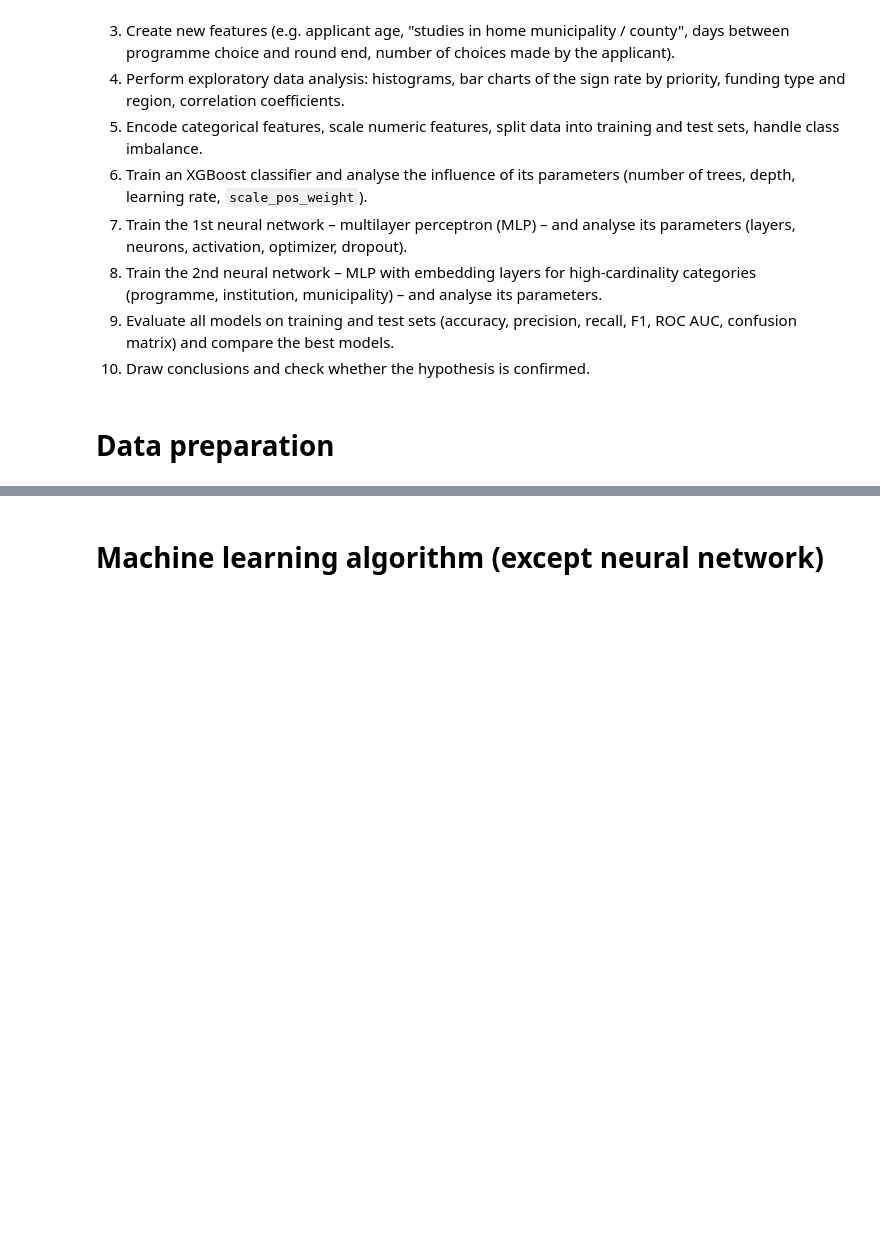
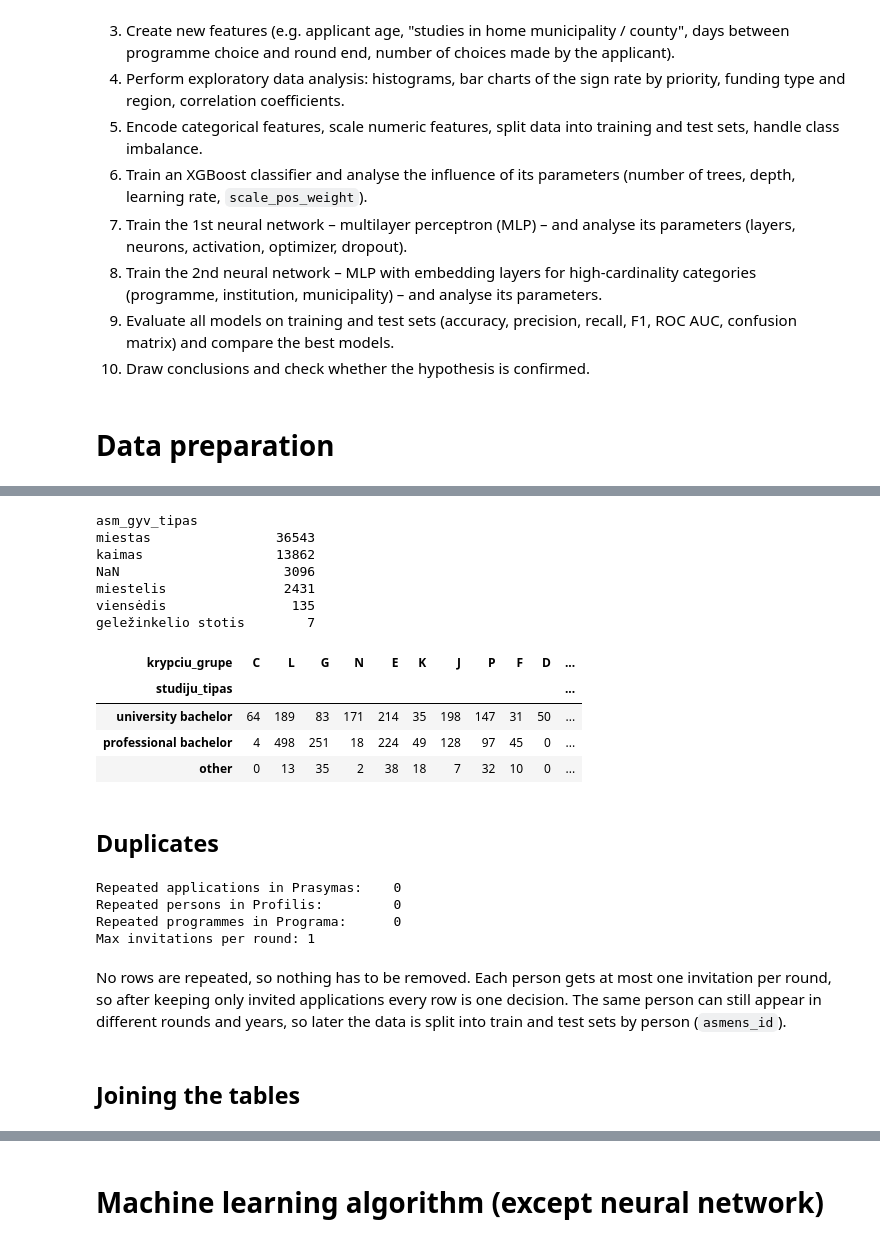
Before and after one commit to AxOxS/enrolmentPrediction, a Jupyter notebook: Individual_project.ipynb, the cells around one changed output, grey strips where cells are left out. Cells and saved outputs as stored; diff of their text form; code cells hidden in the pictures; blank space fills up the shorter version.

Commit message:
data prep

```diff
--- a/Individual_project.ipynb
+++ b/Individual_project.ipynb
@@ -103,0 +126,4 @@ To build and compare machine learning models (XGBoost and two neural networks) t
+# %%
+for name, t in raw_tables.items():
+    print(name)
+    display(t.head(3))
@@ -103,0 +148,7 @@ To build and compare machine learning models (XGBoost and two neural networks) t
+# %%
+rows = []
+for name, t in raw_tables.items():
+    for col, n in t.isna().sum().items():
+        if n > 0:
+            rows.append({"table": name, "column": col, "missing": n, "missing %": round(100 * n / len(t), 1)})
+pd.DataFrame(rows)
@@ -103,0 +179,18 @@ To build and compare machine learning models (XGBoost and two neural networks) t
+# %%
+TECH_COLS = ["_type", "_id", "_revision", "_page.next"]          # API metadata, not data
+BOOL_MAP = {"True": True, "False": False}
+
+prasymas = prasymas_raw.drop(columns=TECH_COLS).copy()
+for col in ["ar_pakviete", "ar_pasirase"]:
+    prasymas[col] = prasymas[col].map(BOOL_MAP)
+prasymas["prioriteto_nr"] = prasymas["prioriteto_nr"].astype(int)
+prasymas["pasirinkimo_data"] = pd.to_datetime(prasymas["pasirinkimo_data"], format="%Y-%m-%dT%H:%M:%S")
+for col in ["etapo_pradzia", "etapo_pabaiga"]:
+    prasymas[col] = pd.to_datetime(prasymas[col], format="%Y-%m-%d")
+
+# year of birth is stored as a date '2005-01-01' -> 2005
+profilis = profilis_raw.drop(columns=TECH_COLS).copy()
+profilis["ar_galimai_uzsienietis"] = profilis["ar_galimai_uzsienietis"].map(BOOL_MAP)
+profilis["gimimo_metai"] = pd.to_datetime(profilis["gimimo_metai"], format="%Y-%m-%d").dt.year
+
+programa = programa_raw.drop(columns=TECH_COLS).copy()
@@ -103,0 +244,48 @@ To build and compare machine learning models (XGBoost and two neural networks) t
+# %%
+# Residence type has very rare values and places that I decided to merge into one -> "kaimas"
+print(profilis["asm_gyv_tipas"].value_counts(dropna=False).to_string())
+profilis["asm_gyv_tipas"] = profilis["asm_gyv_tipas"].replace({"viensėdis": "kaimas", "geležinkelio stotis": "kaimas"})
+
+# Analysis of different types of higher education by their codes:
+#   6121 = university bachelor,
+#   6531 = professional (college) bachelor,
+#   others are rare types
+#   5th character : study field group letter
+
+programa["studiju_tipas"] = (programa["programos_valst_kodas"].str[:4].map({"6121": "university bachelor", "6531": "professional bachelor"}).fillna("other"))
+programa["krypciu_grupe"] = programa["programos_valst_kodas"].str[4]
+programa[["studiju_tipas", "krypciu_grupe"]].value_counts().unstack(fill_value=0)
+# %% [output]
+asm_gyv_tipas
+miestas                36543
+kaimas                 13862
+NaN                     3096
+miestelis               2431
+viensėdis                135
+geležinkelio stotis        7
+| krypciu_grupe | C | L | G | N | E | K | J | P | F | D | ... |
+| studiju_tipas |  |  |  |  |  |  |  |  |  |  | ... |
+| university bachelor | 64 | 189 | 83 | 171 | 214 | 35 | 198 | 147 | 31 | 50 | ... |
+| professional bachelor | 4 | 498 | 251 | 18 | 224 | 49 | 128 | 97 | 45 | 0 | ... |
+| other | 0 | 13 | 35 | 2 | 38 | 18 | 7 | 32 | 10 | 0 | ... |
+# %% [markdown]
+## Duplicates
+# %%
+# 1. Are any rows repeated?
+print("Repeated applications in Prasymas:   ", prasymas.drop(columns="prasymo_id").duplicated().sum())
+print("Repeated persons in Profilis:        ", profilis["asmens_id"].duplicated().sum())
+print("Repeated programmes in Programa:     ", programa["programos_id"].duplicated().sum())
+
+# 2. How many invitations can one person get in one admission round?
+invited = prasymas[prasymas["ar_pakviete"]]
+invitations_per_round = invited.groupby(["asmens_id", "etapo_pradzia"]).size()
+print("Max invitations per round:", invitations_per_round.max())
+# %% [output]
+Repeated applications in Prasymas:    0
+Repeated persons in Profilis:         0
+Repeated programmes in Programa:      0
+Max invitations per round: 1
+# %% [markdown]
+No rows are repeated, so nothing has to be removed. Each person gets at most one invitation per round, so after keeping only invited applications every row is one decision. The same person can still appear in different rounds and years, so later the data is split into train and test sets by person (`asmens_id`).
+# %% [markdown]
+## Joining the tables
```
Also changed, not shown: parts of 13 cells of this notebook.
